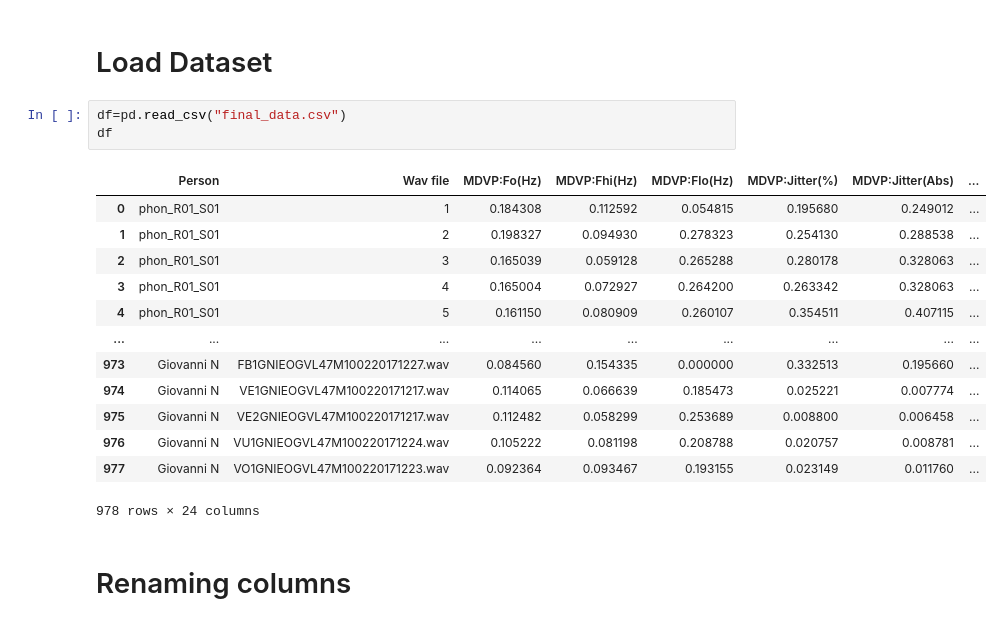
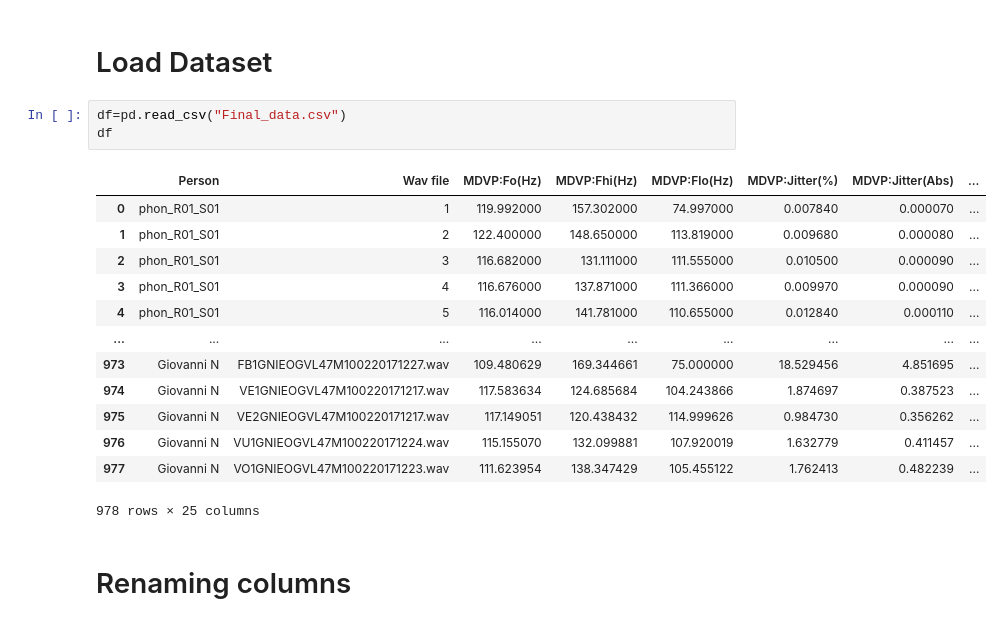
Before and after one commit to pratikranaa/MLPR-Project, a Jupyter notebook: XGBoost_PD_Detect.ipynb, the cells around one changed output. Drawn from its saved outputs; the diff is of its cells as text.

```diff
--- a/XGBoost_PD_Detect.ipynb
+++ b/XGBoost_PD_Detect.ipynb
@@ -15,22 +15,22 @@ warnings.filterwarnings('ignore')
 # %% [markdown]
 # Load Dataset
 # %%
-df=pd.read_csv("final_data.csv")
+df=pd.read_csv("Final_data.csv")
 df
 # %% [output]
 |  | Person | Wav file | MDVP:Fo(Hz) | MDVP:Fhi(Hz) | MDVP:Flo(Hz) | MDVP:Jitter(%) | MDVP:Jitter(Abs) | ... |
-| 0 | phon_R01_S01 | 1 | 0.184308 | 0.112592 | 0.054815 | 0.195680 | 0.249012 | ... |
-| 1 | phon_R01_S01 | 2 | 0.198327 | 0.094930 | 0.278323 | 0.254130 | 0.288538 | ... |
-| 2 | phon_R01_S01 | 3 | 0.165039 | 0.059128 | 0.265288 | 0.280178 | 0.328063 | ... |
-| 3 | phon_R01_S01 | 4 | 0.165004 | 0.072927 | 0.264200 | 0.263342 | 0.328063 | ... |
-| 4 | phon_R01_S01 | 5 | 0.161150 | 0.080909 | 0.260107 | 0.354511 | 0.407115 | ... |
+| 0 | phon_R01_S01 | 1 | 119.992000 | 157.302000 | 74.997000 | 0.007840 | 0.000070 | ... |
+| 1 | phon_R01_S01 | 2 | 122.400000 | 148.650000 | 113.819000 | 0.009680 | 0.000080 | ... |
+| 2 | phon_R01_S01 | 3 | 116.682000 | 131.111000 | 111.555000 | 0.010500 | 0.000090 | ... |
+| 3 | phon_R01_S01 | 4 | 116.676000 | 137.871000 | 111.366000 | 0.009970 | 0.000090 | ... |
+| 4 | phon_R01_S01 | 5 | 116.014000 | 141.781000 | 110.655000 | 0.012840 | 0.000110 | ... |
 | ... | ... | ... | ... | ... | ... | ... | ... | ... |
-| 973 | Giovanni N | FB1GNIEOGVL47M100220171227.wav | 0.084560 | 0.154335 | 0.000000 | 0.332513 | 0.195660 | ... |
-| 974 | Giovanni N | VE1GNIEOGVL47M100220171217.wav | 0.114065 | 0.066639 | 0.185473 | 0.025221 | 0.007774 | ... |
-| 975 | Giovanni N | VE2GNIEOGVL47M100220171217.wav | 0.112482 | 0.058299 | 0.253689 | 0.008800 | 0.006458 | ... |
-| 976 | Giovanni N | VU1GNIEOGVL47M100220171224.wav | 0.105222 | 0.081198 | 0.208788 | 0.020757 | 0.008781 | ... |
-| 977 | Giovanni N | VO1GNIEOGVL47M100220171223.wav | 0.092364 | 0.093467 | 0.193155 | 0.023149 | 0.011760 | ... |
+| 973 | Giovanni N | FB1GNIEOGVL47M100220171227.wav | 109.480629 | 169.344661 | 75.000000 | 18.529456 | 4.851695 | ... |
+| 974 | Giovanni N | VE1GNIEOGVL47M100220171217.wav | 117.583634 | 124.685684 | 104.243866 | 1.874697 | 0.387523 | ... |
+| 975 | Giovanni N | VE2GNIEOGVL47M100220171217.wav | 117.149051 | 120.438432 | 114.999626 | 0.984730 | 0.356262 | ... |
+| 976 | Giovanni N | VU1GNIEOGVL47M100220171224.wav | 115.155070 | 132.099881 | 107.920019 | 1.632779 | 0.411457 | ... |
+| 977 | Giovanni N | VO1GNIEOGVL47M100220171223.wav | 111.623954 | 138.347429 | 105.455122 | 1.762413 | 0.482239 | ... |
-978 rows × 24 columns
+978 rows × 25 columns
 # %% [markdown]
 # Renaming columns
 # %%
```
Also changed, not shown: parts of 21 cells of this notebook, 9 other files.
